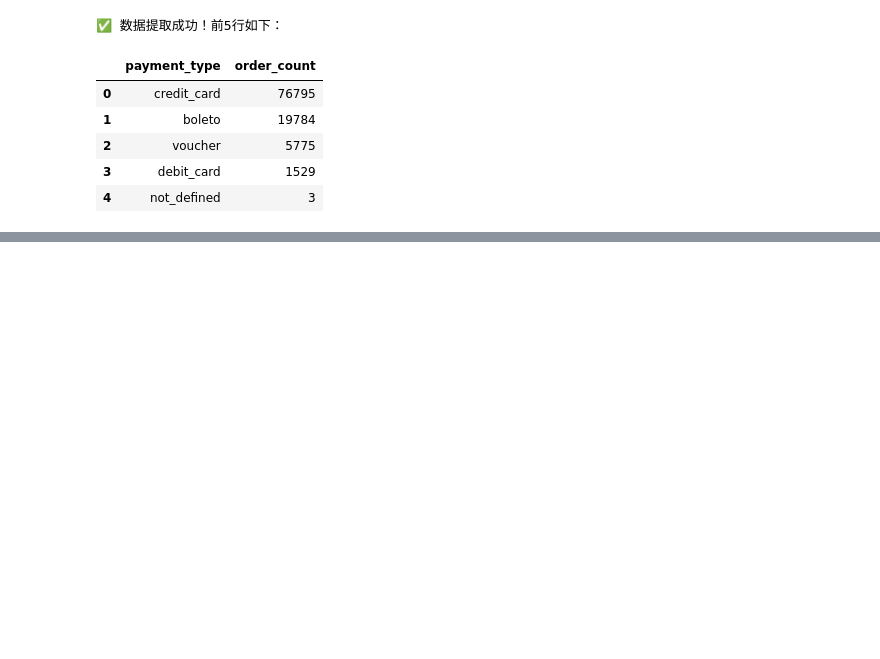
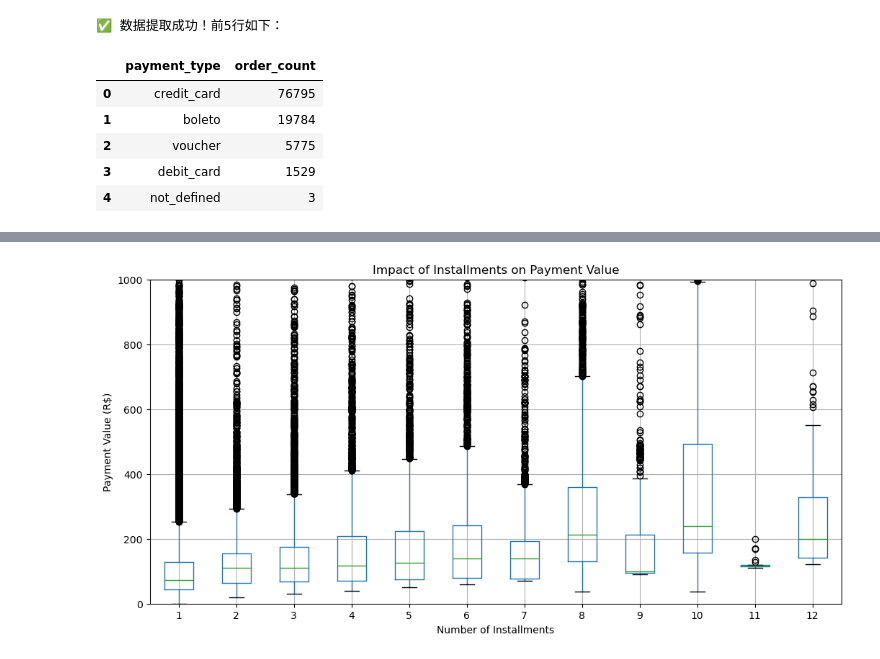
Before and after one commit to rileymskcnctools-oss/01_Brazil_Ecommerce, a Jupyter notebook: notebooks/final_analysis.ipynb, the cells around one changed output, grey strips where cells are left out. Cells and saved outputs as stored; diff of their text form; code cells hidden in the pictures; blank space fills up the shorter version.

```diff
--- a/notebooks/final_analysis.ipynb
+++ b/notebooks/final_analysis.ipynb
@@ -47,0 +73,20 @@ df.plot(kind='bar', x='payment_type', y='order_count', title='Olist Payment Meth
+# %%
+#1.2分期对订单金额的影响分析
+
+# 1. 提取分期与金额数据
+query_ins = "SELECT payment_installments, payment_value FROM olist_order_payments_dataset WHERE payment_installments > 0"
+df_ins = pd.read_sql(query_ins, conn)
+
+# 2. 过滤掉极极少数的超长分期，使图表更聚焦
+df_filtered = df_ins[df_ins['payment_installments'] <= 12]
+
+# 3. 画箱线图
+df_filtered.boxplot(column='payment_value', by='payment_installments', figsize=(12, 6))
+plt.title('Impact of Installments on Payment Value')
+plt.suptitle('') # 去除自动生成的副标题
+plt.xlabel('Number of Installments')
+plt.ylabel('Payment Value (R$)')
+plt.ylim(0, 1000) # 限制 Y 轴范围以便观察中位数变化
+plt.show()
+# %% [output]
+[figure, added]
```
Also changed, not shown: parts of 4 cells of this notebook, 6 other files.
